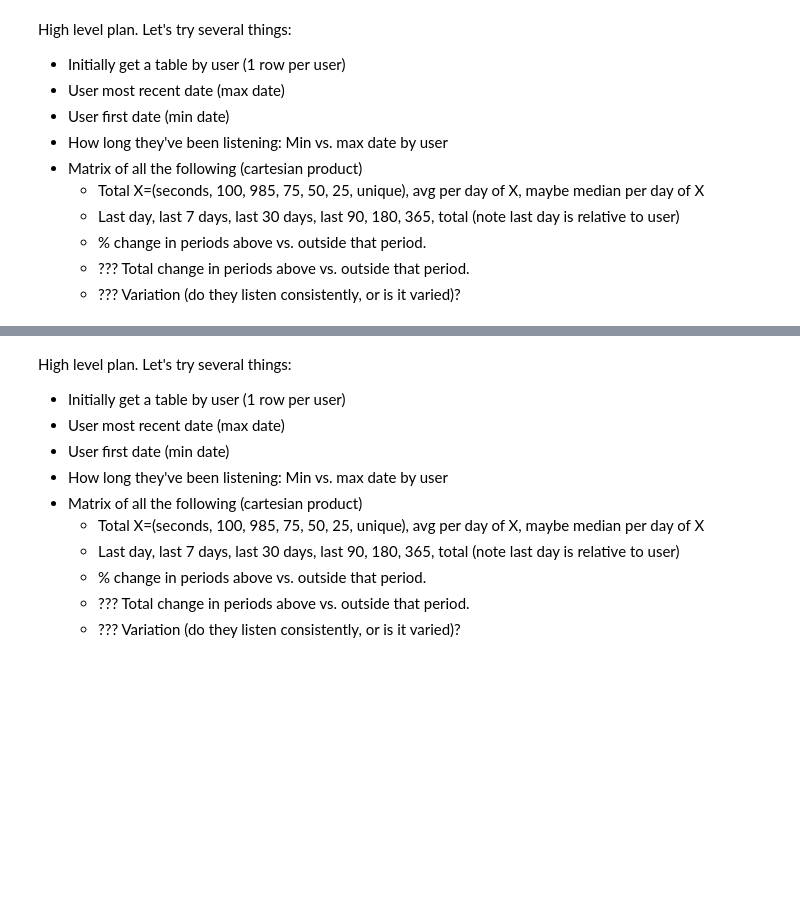
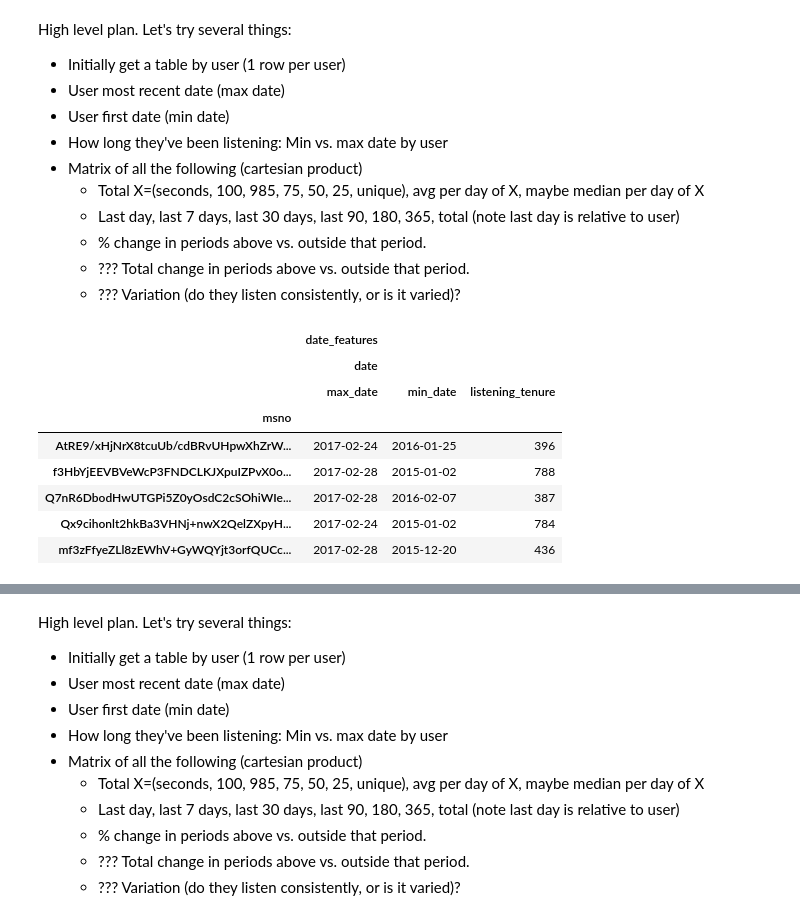
Before and after one commit to ajolson89/W207Fall2018Final, a Jupyter notebook: w207_final_CK.ipynb, the cells around one changed output, grey strips where cells are left out. Cells and saved outputs as stored; diff of their text form; code cells hidden in the pictures; blank space fills up the shorter version.

```diff
--- a/w207_final_CK.ipynb
+++ b/w207_final_CK.ipynb
@@ -56,6 +56,18 @@ user_logs_features = (user_logs_gb
                       )
 #Add a 3rd level, used for joining data later
 user_logs_features = pd.concat([user_logs_features], axis=1, keys=['date_features'])
+# %%
+user_logs_features.head()
+# %% [output]
+|  | date_features |  |  |
+|  | date |  |  |
+|  | max_date | min_date | listening_tenure |
+| msno |  |  |  |
+| AtRE9/xHjNrX8tcuUb/cdBRvUHpwXhZrW... | 2017-02-24 | 2016-01-25 | 396 |
+| f3HbYjEEVBVeWcP3FNDCLKJXpuIZPvX0o... | 2017-02-28 | 2015-01-02 | 788 |
+| Q7nR6DbodHwUTGPi5Z0yOsdC2cSOhiWIe... | 2017-02-28 | 2016-02-07 | 387 |
+| Qx9cihonlt2hkBa3VHNj+nwX2QelZXpyH... | 2017-02-24 | 2015-01-02 | 784 |
+| mf3zFfyeZLl8zEWhV+GyWQYjt3orfQUCc... | 2017-02-28 | 2015-12-20 | 436 |
 # %%
 # Total X=(seconds, 100, 985, 75, 50, 25, unique), avg per day of X, maybe median per day of X
 # Last day, last 7 days, last 30 days, last 90, 180, 365, total (note last day is relative to user)
```
Also changed, not shown: parts of 1 cell of this notebook, 2 other files.
